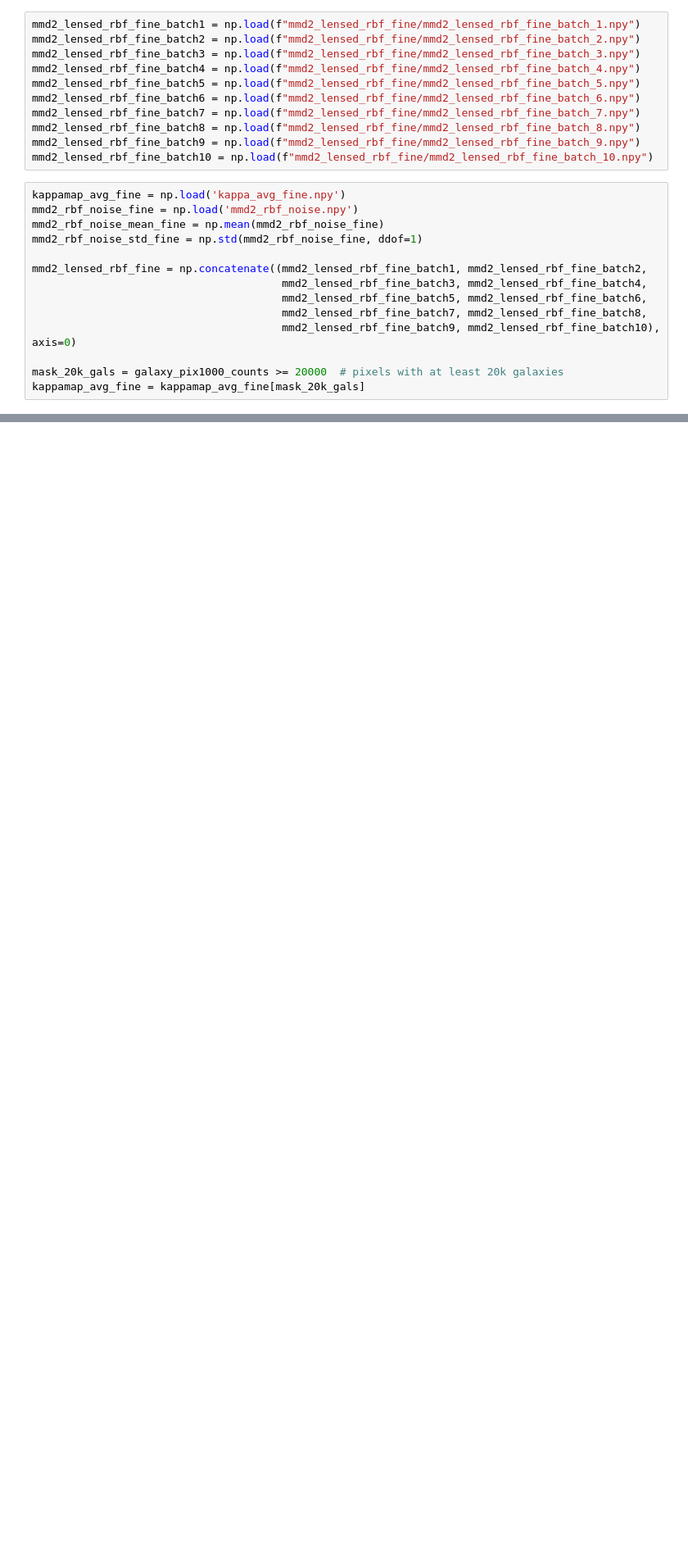
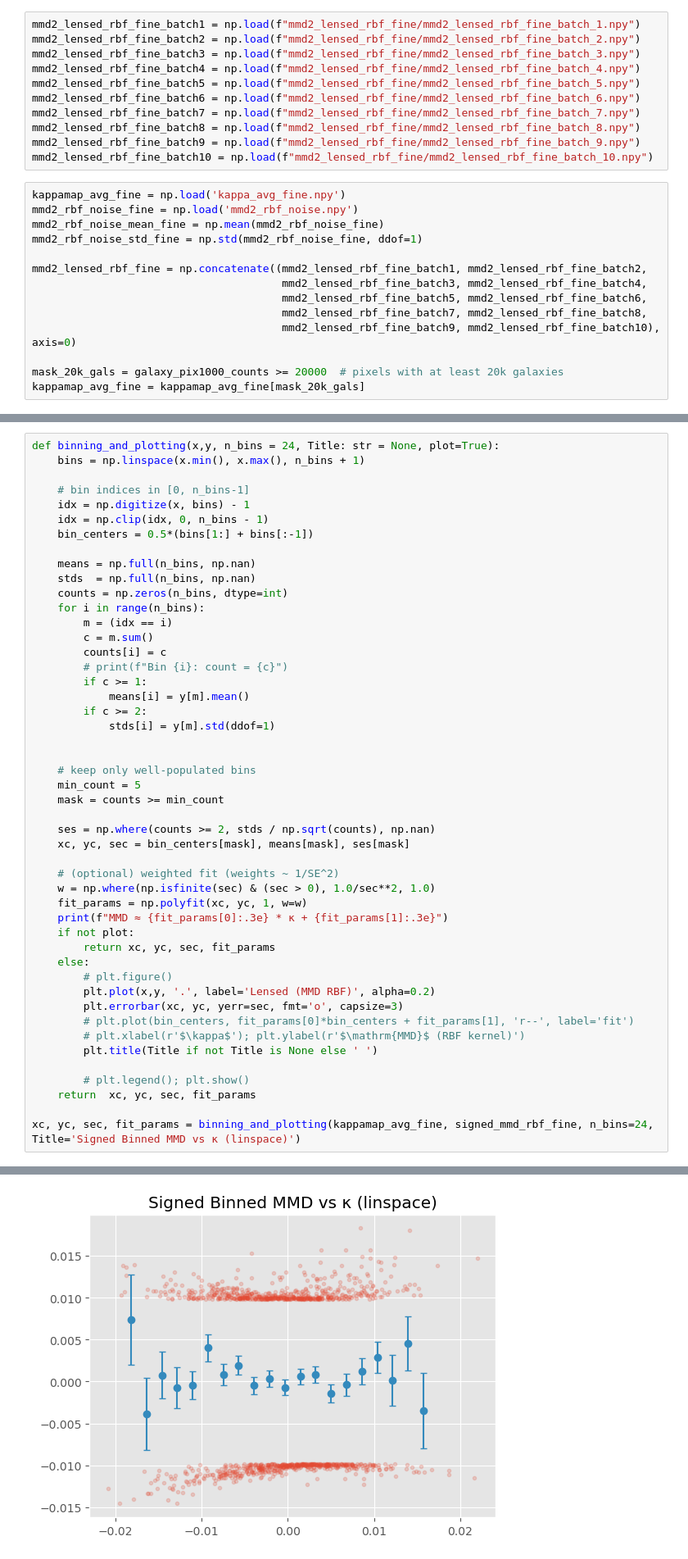
Before and after one commit to santiagobrunner/Weak-Lensing, a Jupyter notebook: MMD_estimator1000.ipynb, the cells around one changed output, grey strips where cells are left out. Shown at 82% size. Cells and saved outputs as stored; diff of their text form; blank space fills up the shorter version.

```diff
--- a/MMD_estimator1000.ipynb
+++ b/MMD_estimator1000.ipynb
@@ -985,0 +1057,49 @@ MMD² ≈ 1.383e-01 * κ² + 1.042e-04
+# %%
+def binning_and_plotting(x,y, n_bins = 24, Title: str = None, plot=True):
+    bins = np.linspace(x.min(), x.max(), n_bins + 1)
+
+    # bin indices in [0, n_bins-1]
+    idx = np.digitize(x, bins) - 1
+    idx = np.clip(idx, 0, n_bins - 1)
+    bin_centers = 0.5*(bins[1:] + bins[:-1])
+
+    means = np.full(n_bins, np.nan)
+    stds  = np.full(n_bins, np.nan)
+    counts = np.zeros(n_bins, dtype=int)
+    for i in range(n_bins):
+        m = (idx == i)
+        c = m.sum()
+        counts[i] = c
+        # print(f"Bin {i}: count = {c}")
+        if c >= 1:
+            means[i] = y[m].mean()
+        if c >= 2:
+            stds[i] = y[m].std(ddof=1)
+
+
+    # keep only well-populated bins
+    min_count = 5
+    mask = counts >= min_count
+
+    ses = np.where(counts >= 2, stds / np.sqrt(counts), np.nan)
+    xc, yc, sec = bin_centers[mask], means[mask], ses[mask]
+
+    # (optional) weighted fit (weights ~ 1/SE^2)
+    w = np.where(np.isfinite(sec) & (sec > 0), 1.0/sec**2, 1.0)
+    fit_params = np.polyfit(xc, yc, 1, w=w)
+    print(f"MMD ≈ {fit_params[0]:.3e} * κ + {fit_params[1]:.3e}")
+    if not plot:
+        return xc, yc, sec, fit_params
+    else:
+        # plt.figure()
+        plt.plot(x,y, '.', label='Lensed (MMD RBF)', alpha=0.2)
+        plt.errorbar(xc, yc, yerr=sec, fmt='o', capsize=3)
+        # plt.plot(bin_centers, fit_params[0]*bin_centers + fit_params[1], 'r--', label='fit')
+        # plt.xlabel(r'$\kappa$'); plt.ylabel(r'$\mathrm{MMD}$ (RBF kernel)')
+        plt.title(Title if not Title is None else ' ')
+
+        # plt.legend(); plt.show()
+    return  xc, yc, sec, fit_params
+
+xc, yc, sec, fit_params = binning_and_plotting(kappamap_avg_fine, signed_mmd_rbf_fine, n_bins=24, Title='Signed Binned MMD vs κ (linspace)')
+# %% [output]
@@ -985,0 +1107 @@ MMD² ≈ 1.383e-01 * κ² + 1.042e-04
+[figure, added]
```
Also changed, not shown: parts of 13 cells of this notebook.
